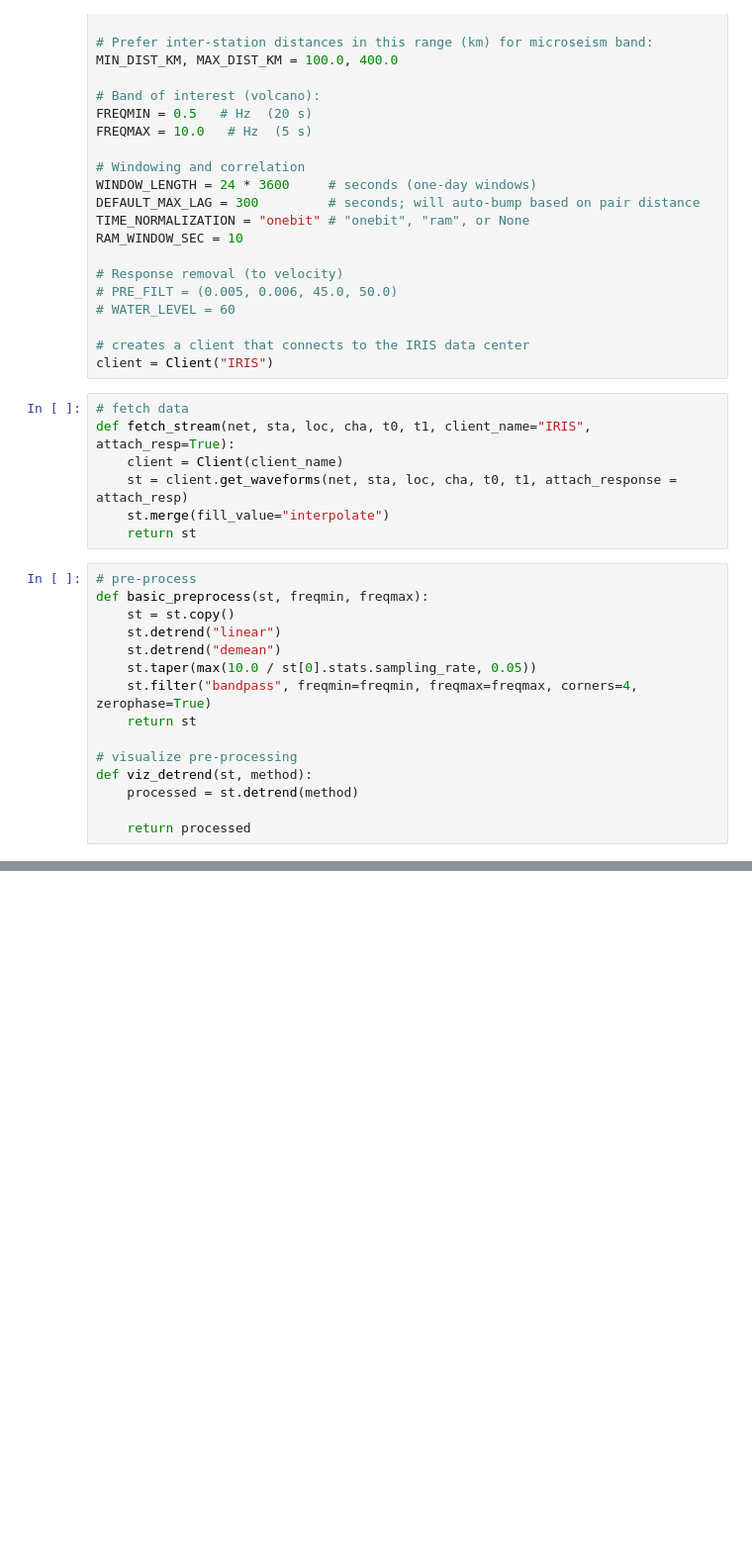
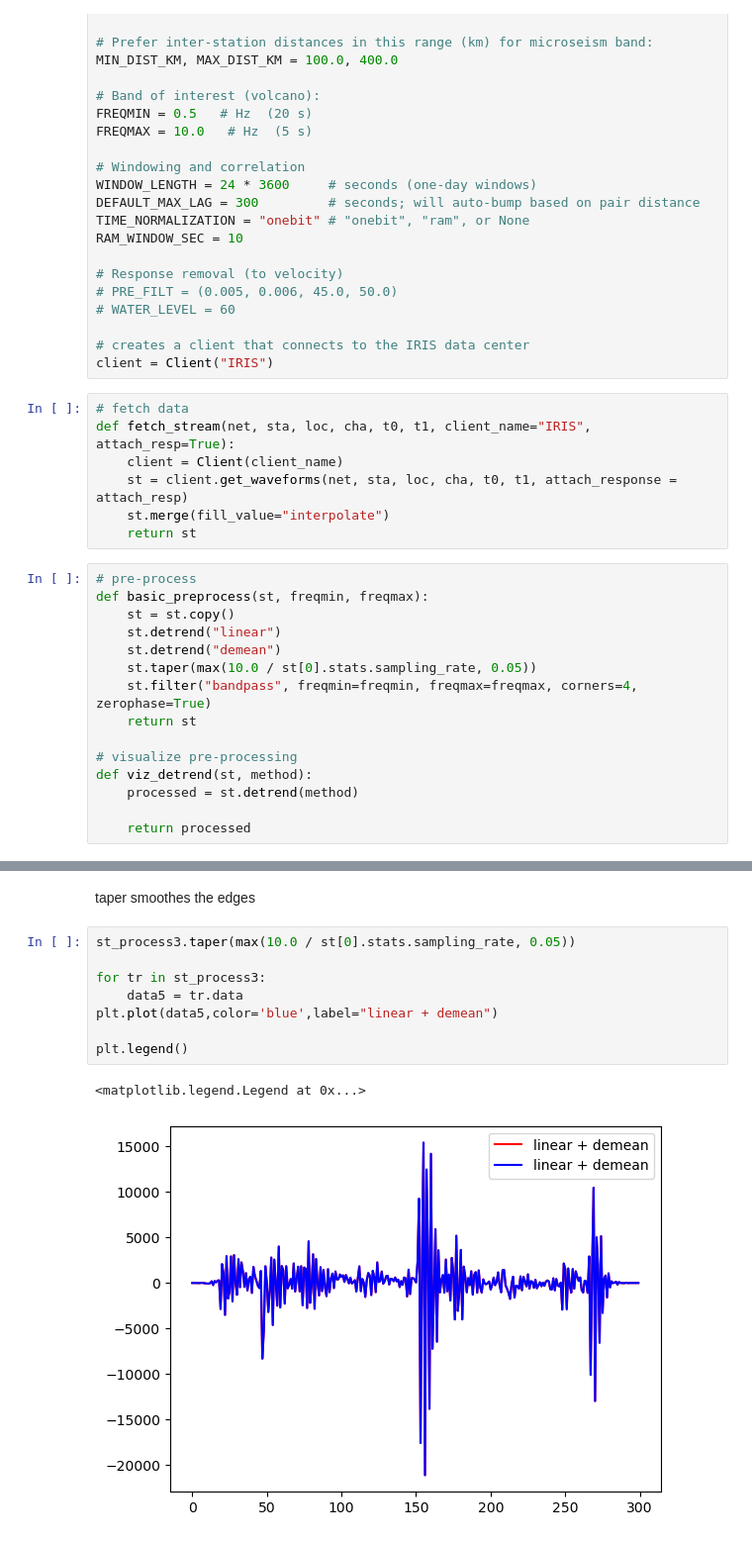
Before and after one commit to spara-earthscope/waveform_cross_correlation, a Jupyter notebook: wcc.ipynb, the cells around one changed output, grey strips where cells are left out. Shown: that part at 99% size. Cells and saved outputs as stored; diff of their text form; blank space fills up the shorter version.

```diff
--- a/wcc.ipynb
+++ b/wcc.ipynb
@@ -139,0 +118,13 @@ plt.legend()
+# %% [markdown]
+taper smoothes the edges
+# %%
+st_process3.taper(max(10.0 / st[0].stats.sampling_rate, 0.05))
+
+for tr in st_process3:
+    data5 = tr.data
+plt.plot(data5,color='blue',label="linear + demean")
+
+plt.legend()
+# %% [output]
+<matplotlib.legend.Legend at 0x...>
+[figure, added]
```
Also changed, not shown: parts of 3 cells of this notebook.
